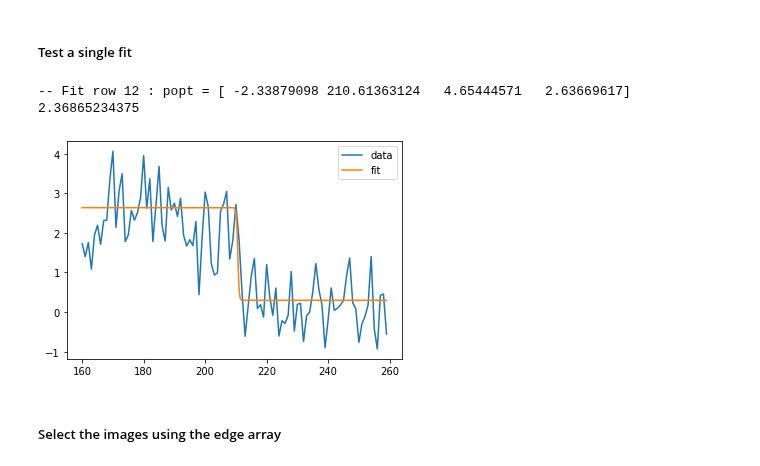
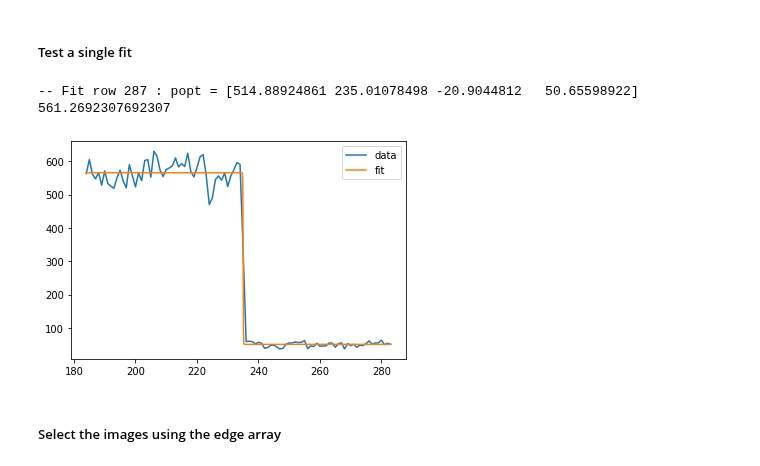
Before and after one commit to jerenner/emsim, a Jupyter notebook: notebooks/emsim_dataproc.ipynb, the cells around one changed output. Cells and saved outputs as stored; diff of their text form; code cells hidden in the pictures.

```diff
--- a/notebooks/emsim_dataproc.ipynb
+++ b/notebooks/emsim_dataproc.ipynb
@@ -54,20 +54,29 @@ def read_images(datfile,nimages):
 # %% [markdown]
 #### Read the images
 # %%
-all_img_proc = []
+th = 100
+all_img_proc, all_img_th_proc = [], []
 datfiles = glob("/home/jrenner/local/data/4dstem/scan_0000001768/*.dat")
 for datfile in datfiles:
     print("Reading datafile",datfile)
+
+    # Read in all images from the data file.
     imgs = read_images(datfile,2048)
 
     # Average over all images to get the "processed" image.
     img_proc = np.average(imgs,axis=0)
+    all_img_proc.append(img_proc)
 
-    all_img_proc.append(img_proc)
-#     if(all_imgs is None):
-#         all_imgs = img_proc
-#     else:
+    # Threshold the images to get individual counts.
+    imgs_th = np.zeros(imgs.shape)
+    imgs_th[imgs > th] = 1
+
+    # Sum the thresholded images.
+    img_th_proc = np.sum(imgs_th,axis=0)
+    all_img_th_proc.append(img_th_proc)
+
 all_img_proc = np.array(all_img_proc)
+all_img_th_proc = np.array(all_img_th_proc)
 # %% [output]
 Reading datafile /home/jrenner/local/data/4dstem/scan_0000001768/team1k_ued_0000001768_0000000015.dat
 Reading datafile /home/jrenner/local/data/4dstem/scan_0000001768/team1k_ued_0000001768_0000000018.dat
@@ -116,0 +113,5 @@ plt.colorbar()
+# %%
+# Create the summed, thresholded image from all datasets.
+img_th_all = np.sum(all_img_th_proc,axis=0)
+plt.imshow(img_th_all,vmax=1000)
+plt.colorbar()
@@ -216,27 +239,27 @@ plt.colorbar()
 # %% [markdown]
 ##### Test a single fit
 # %%
-row = 12
-x_guess = 210
+row = 287
+x_guess = 234
 rng = 50
 
-#popt = fit_scurve(img_proc,row,x_guess)
+popt = fit_scurve(img_th_all,row,x_guess)
 
 xmin = max(0,x_guess-rng)
-xmax = min(img_proc.shape[1],x_guess+rng)
-ydata = img_proc[row,xmin:xmax]
+xmax = min(img_th_all.shape[1],x_guess+rng)
+ydata = img_th_all[row,xmin:xmax]
 xdata = np.arange(xmin,xmax)
 
 x = np.linspace(xdata[0], xdata[-1], 1000)
 y = sigmoid(x, *popt)
 
 plt.plot(xdata, ydata, label='data')
 plt.plot(x,y, label='fit')
 plt.legend(loc='best')
 
 print("-- Fit row",row,": popt =",popt)
 print(np.mean(ydata[ydata > np.mean(ydata)]))
 # %% [output]
--- Fit row 12 : popt = [ -2.33879098 210.61363124   4.65444571   2.63669617]
-2.36865234375
+-- Fit row 287 : popt = [514.88924861 235.01078498 -20.9044812   50.65598922]
+561.2692307692307
-[figure, old version]
+[figure, new version]
```
Also changed, not shown: parts of 26 cells of this notebook.
